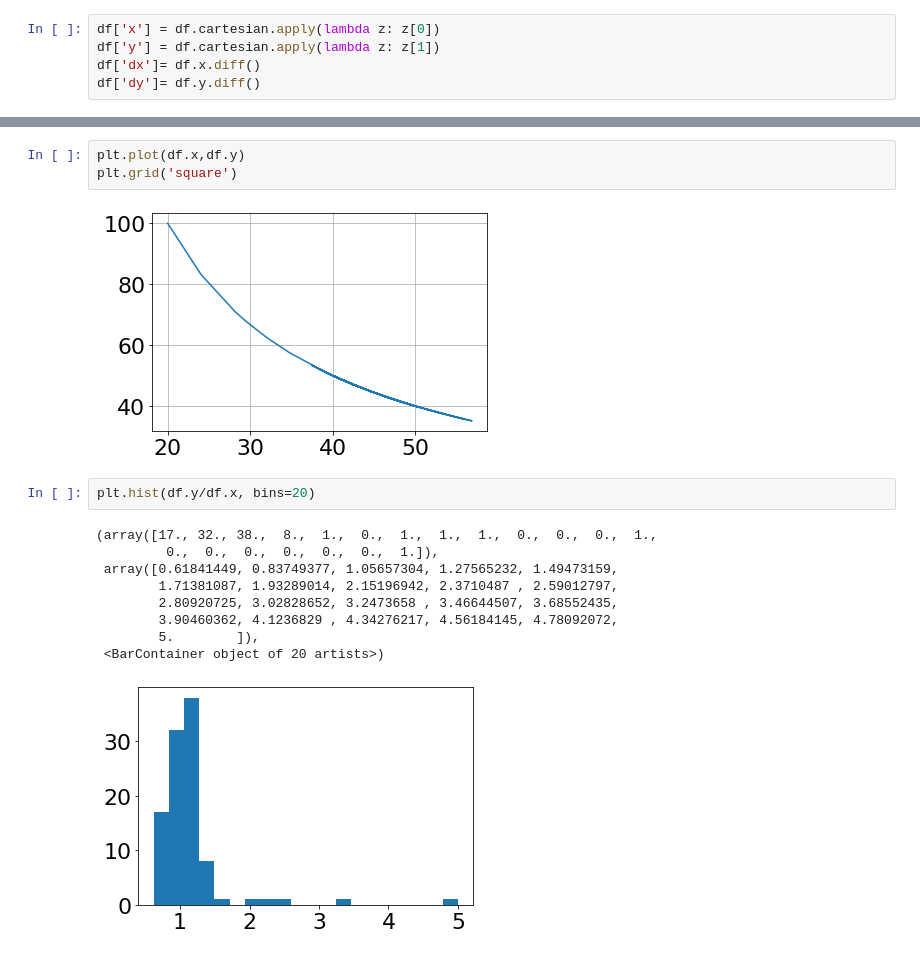
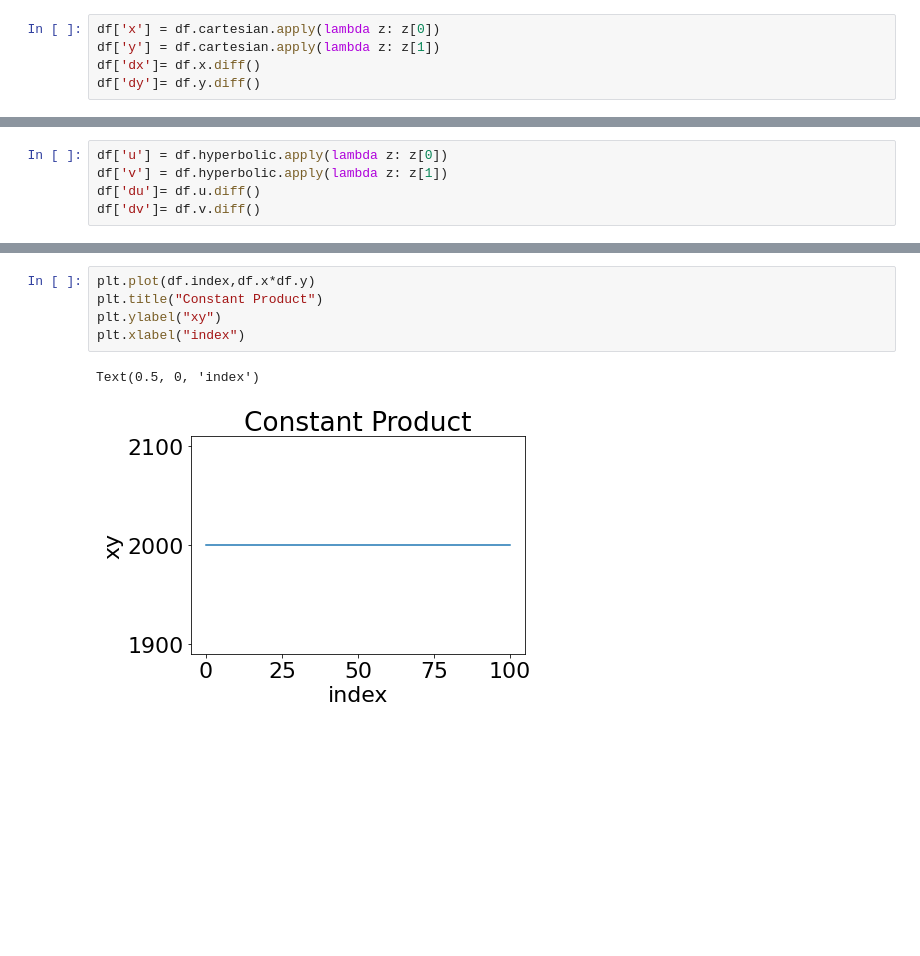
Before and after one commit to cadCAD-org/snippets, a Jupyter notebook: snippets/vectorfield.ipynb, the cells around one changed output, grey strips where cells are left out. Drawn from its saved outputs; the diff is of its cells as text; blank space fills up the shorter version.

Commit message:
labeled plots

```diff
--- a/snippets/vectorfield.ipynb
+++ b/snippets/vectorfield.ipynb
@@ -214,0 +225,5 @@ df['dy']= df.y.diff()
+# %%
+df['u'] = df.hyperbolic.apply(lambda z: z[0])
+df['v'] = df.hyperbolic.apply(lambda z: z[1])
+df['du']= df.u.diff()
+df['dv']= df.v.diff()
@@ -215,18 +251,9 @@ df['dy']= df.y.diff()
 # %%
-plt.plot(df.x,df.y)
-plt.grid('square')
+plt.plot(df.index,df.x*df.y)
+plt.title("Constant Product")
+plt.ylabel("xy")
+plt.xlabel("index")
 # %% [output]
+Text(0.5, 0, 'index')
-[figure, old version]
+[figure, new version]
-# %%
-plt.hist(df.y/df.x, bins=20)
-# %% [output]
-(array([17., 32., 38.,  8.,  1.,  0.,  1.,  1.,  1.,  0.,  0.,  0.,  1.,
-         0.,  0.,  0.,  0.,  0.,  0.,  1.]),
- array([0.61841449, 0.83749377, 1.05657304, 1.27565232, 1.49473159,
-        1.71381087, 1.93289014, 2.15196942, 2.3710487 , 2.59012797,
-        2.80920725, 3.02828652, 3.2473658 , 3.46644507, 3.68552435,
-        3.90460362, 4.1236829 , 4.34276217, 4.56184145, 4.78092072,
-        5.        ]),
- <BarContainer object of 20 artists>)
-[figure, removed]
 # %%
```
Also changed, not shown: parts of 9 cells of this notebook.
